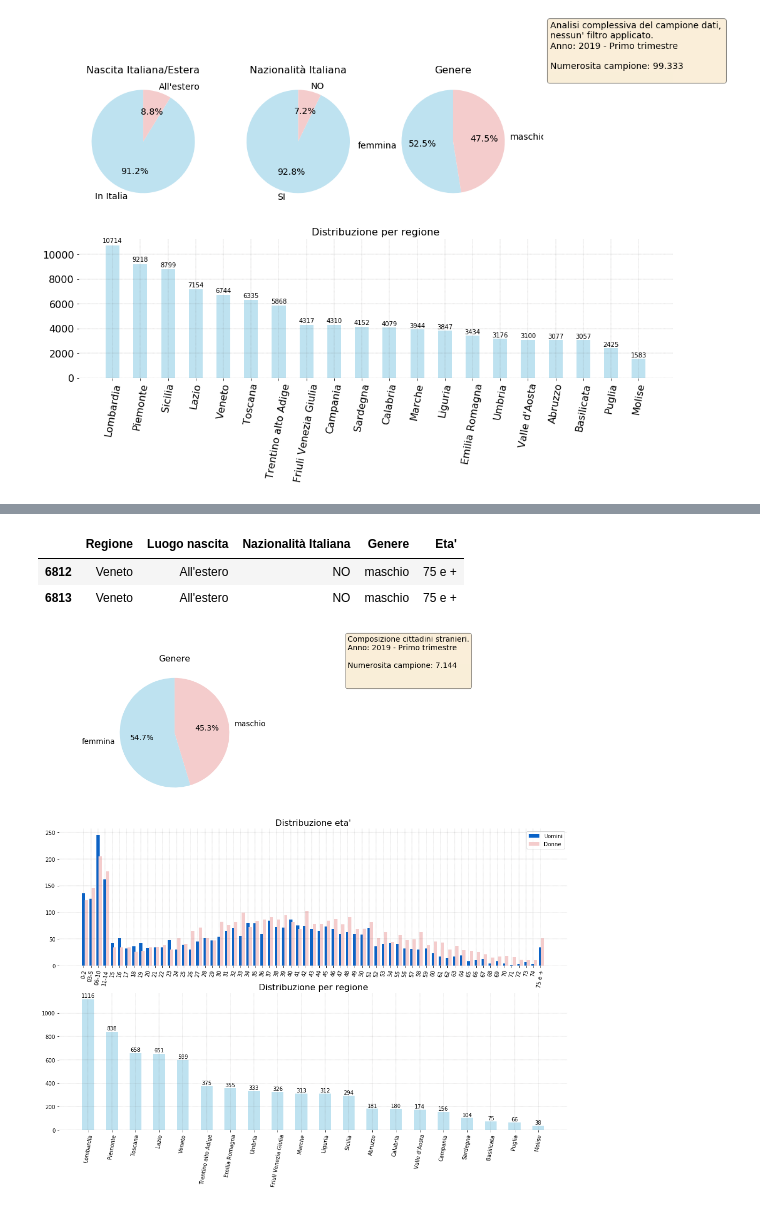
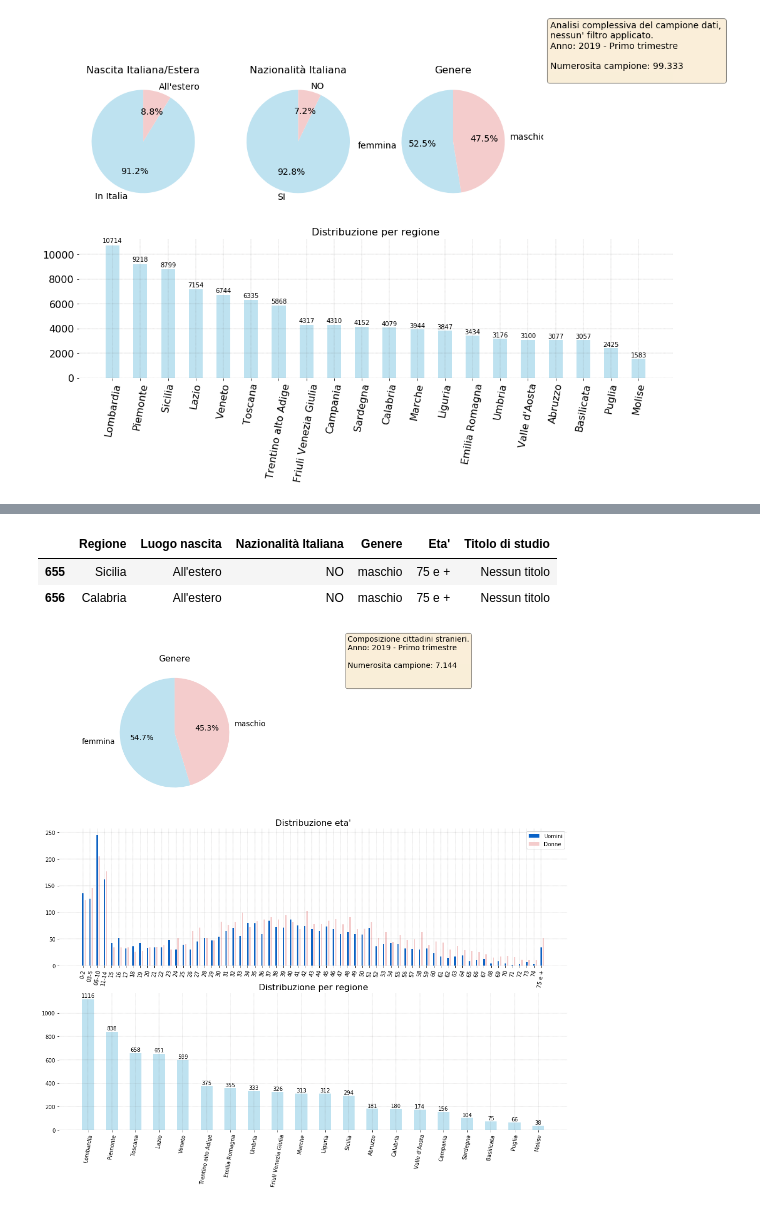
Before and after one commit to p-giovanni/ForzaLavoro, a Jupyter notebook: notebook/ForzaLavoro.ipynb, the cells around one changed output, grey strips where cells are left out. Drawn from its saved outputs; the diff is of its cells as text; code cells hidden in the pictures.

Commit message:
Bug fixes and a new chart.

```diff
--- a/notebook/ForzaLavoro.ipynb
+++ b/notebook/ForzaLavoro.ipynb
@@ -117,7 +118,8 @@ images_path = os.path.join("..","images")
 data_file = os.path.join("..","data","MICRODATI","RCFL_Microdati_2019_Secondo_trimestre.txt")
 
 dtype_dict = {
-    'ETAM': 'object'
+    'ETAM': 'object',
+    'EDULEV': 'object'
 }
 df = pd.read_csv(data_file, sep='\t', lineterminator='\n',low_memory=False, dtype=dtype_dict)
 
@@ -127,5 +129,5 @@ quarter = df['TRIM'].value_counts().index[0]
 quarter_name = quarter_decode.loc[1]['Trimestre']
 file_prefix = "{y}-{q}-".format(y=year,q=quarter)
 
-(df.shape) #, df.dtypes)
+(df.shape, df["EDULEV"].dtypes, education_level_EDULEV['codice'].dtype) #, df.dtypes)
 # %% [output]
@@ -132,0 +135,4 @@ file_prefix = "{y}-{q}-".format(y=year,q=quarter)
+# %%
+mask = df["ETAM"].isin(['00','03','06','11'])
+df['EDULEV'] = df['EDULEV'].apply(lambda row: "0" if row == ' ' else row)
+df[mask][["ETAM","EDULEV"]].head(6)
@@ -133,11 +147,15 @@ file_prefix = "{y}-{q}-".format(y=year,q=quarter)
 # %%
+# Put a value to EDULEV when it is space.
+#df['EDULEV'] = df['EDULEV'].apply(lambda row: "0" if row == ' ' else row)
+
 df_red = df[['REG', 'ETAM', 'SG11', 'SG13', 'SG16', 'EDULEV']]
 df_red = pd.merge(df_red, regione, left_on='REG', right_on='codice')
 df_red = pd.merge(df_red, it_est_sg13, left_on='SG13', right_on='codice')
 df_red = pd.merge(df_red, si_no_sg16, left_on='SG16', right_on='codice')
 df_red = pd.merge(df_red, genere_persona, left_on='SG11', right_on='codice')
-df_red = pd.merge(df_red, age_bracket_ETAM, left_on='ETAM', right_on='codice')
-df_red = pd.merge(df_red, education_level_EDULEV, left_on='EDULEV', right_on='codice')
+df_red = pd.merge(df_red, age_bracket_ETAM,left_on='ETAM', right_on='codice')
+
+df_red = pd.merge(df_red, education_level_EDULEV, how='outer', left_on='EDULEV', right_on='codice')
 
 #df_red.rename(index=str, columns={"ETAM": "Eta'"}, inplace=True)
 
@@ -261,12 +385,9 @@ foreigner_female_by_age.sort_index(ascending=True, inplace=True)
 
 df_red[foreigner_male].head(2) #["Eta'"].value_counts()
 # %% [output]
-|  | Regione | Luogo nascita | Nazionalità Italiana | Genere | Eta' |
-| 6812 | Veneto | All'estero | NO | maschio | 75 e + |
-| 6813 | Veneto | All'estero | NO | maschio | 75 e + |
+|  | Regione | Luogo nascita | Nazionalità Italiana | Genere | Eta' | Titolo di studio |
+| 655 | Sicilia | All'estero | NO | maschio | 75 e + | Nessun titolo |
+| 656 | Calabria | All'estero | NO | maschio | 75 e + | Nessun titolo |
-# %%
-foreigner_male_by_age.sort_index(ascending=True, inplace=True)
-#foreigner_male_by_age
 # %%
 
 fig = plt.figure(figsize=(17, 16))
@@ -327,38 +448,39 @@ idx = 2
 set_axes_common_properties(ax[idx])
 ax[idx].set_title("Distribuzione eta'", fontsize=16)
 
-width = 0.45
+width = 0.2
 male_idx = np.asarray([i for i in range(len(foreigner_male_by_age.index))])
 male_num = foreigner_male_by_age.values
 
 female_idx = np.asarray([i for i in range(len(foreigner_female_by_age.index))])
 female_num = foreigner_female_by_age.values
 
 rects_male   = ax[idx].bar(foreigner_male_by_age.index, male_num  , width=width, color=colors['male dark'], label='Uomini')
 rects_female = ax[idx].bar(female_idx+0.32            , female_num, width=width, color=colors['female'], label='Donne')
 ax[idx].legend()
 
 #every_nth_tick(ax[idx], every_nth = 3)
 ax[idx].tick_params(axis='both', labelsize=10)
 ax[idx].set_xticklabels(foreigner_female_by_age.index, rotation=80)
 
 # ------------------------------------------------------------------------
+# Region distribution of foreneirs citizens.
 idx = 3
 width = 0.5
 
 regions_dist = df_red[esteri_mask]['Regione'].value_counts().to_frame()
 region_num = regions_dist['Regione']
 region_labels = regions_dist.index
 
 rects_region = ax[idx].bar(region_labels, region_num, width=width, color=colors['default'])
 set_axes_common_properties(ax[idx])
 
 autolabel(rects_region, ax[idx])
 
 ax[idx].set_xticklabels(region_labels, rotation=80)
 ax[idx].tick_params(axis='both', labelsize=10)
 ax[idx].set_title("Distribuzione per regione", fontsize=16)
 
 plt.savefig(os.path.join(images_path,"{prefix}lavoratori_esteri.png".format(prefix=file_prefix)))
 # %% [output]
-[figure, old version]
+[figure, new version]
```
Also changed, not shown: parts of 8 cells of this notebook, 2 other files.
